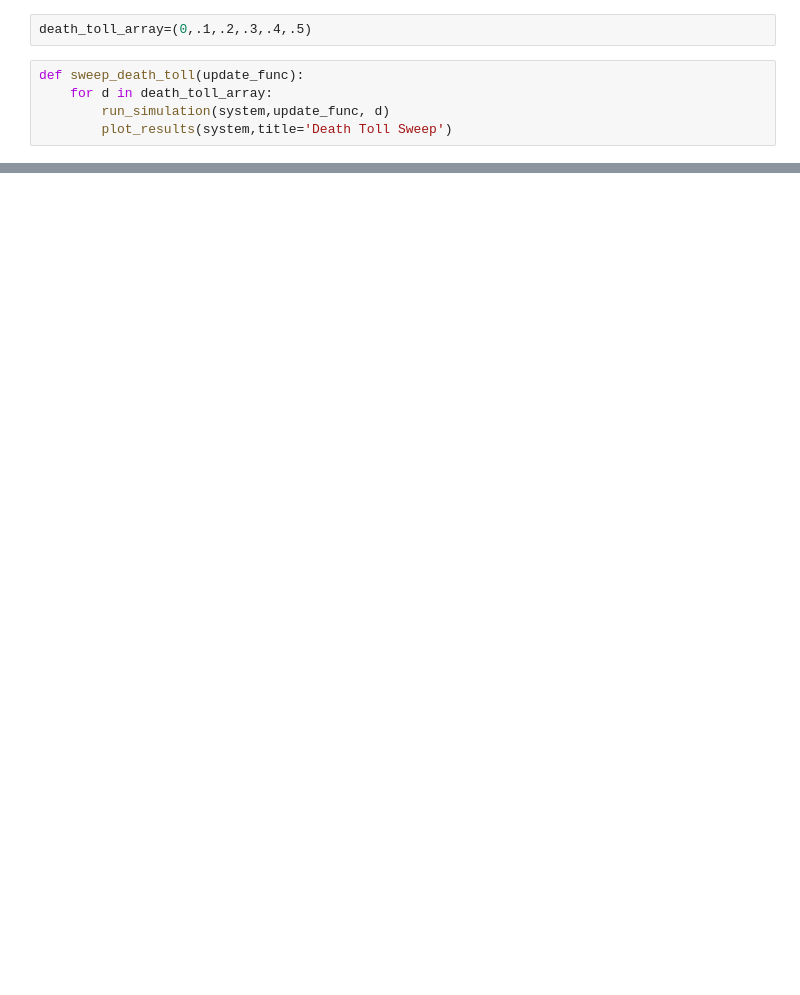
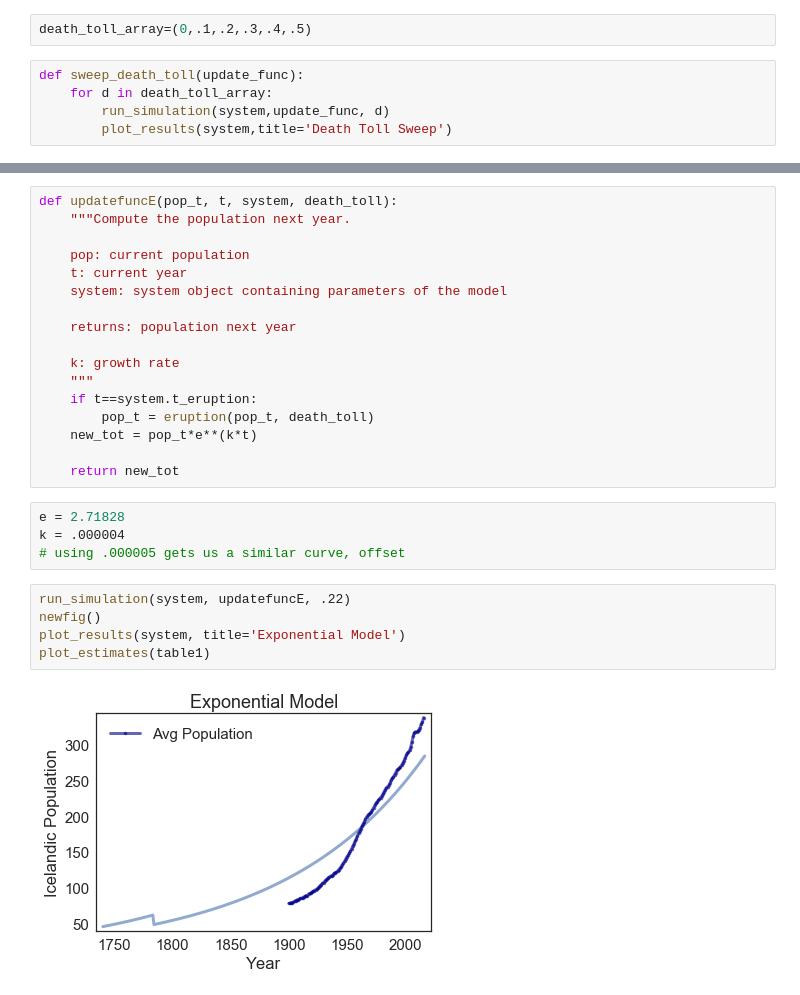
Before and after one commit to mayacalabria/ModSimPy, a Jupyter notebook: code/volcanos.ipynb, the cells around one changed output, grey strips where cells are left out. Saved outputs shown, nothing was run; the diff lists cells and outputs as text; blank space fills up the shorter version.

```diff
--- a/code/volcanos.ipynb
+++ b/code/volcanos.ipynb
@@ -116,0 +166,28 @@ sweep_death_toll(update_funcQ)
+# %%
+def updatefuncE(pop_t, t, system, death_toll):
+    """Compute the population next year.
+
+    pop: current population
+    t: current year
+    system: system object containing parameters of the model
+
+    returns: population next year
+
+    k: growth rate
+    """
+    if t==system.t_eruption:
+        pop_t = eruption(pop_t, death_toll)
+    new_tot = pop_t*e**(k*t)
+
+    return new_tot
+# %%
+e = 2.71828
+k = .000004
+# using .000005 gets us a similar curve, offset
+# %%
+run_simulation(system, updatefuncE, .22)
+newfig()
+plot_results(system, title='Exponential Model')
+plot_estimates(table1)
+# %% [output]
+[figure, added]
```
Also changed, not shown: parts of 25 cells of this notebook.
